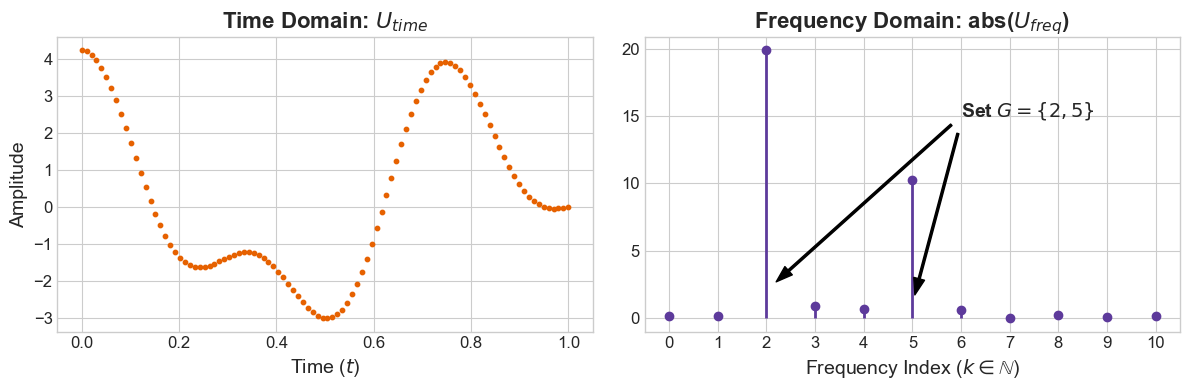
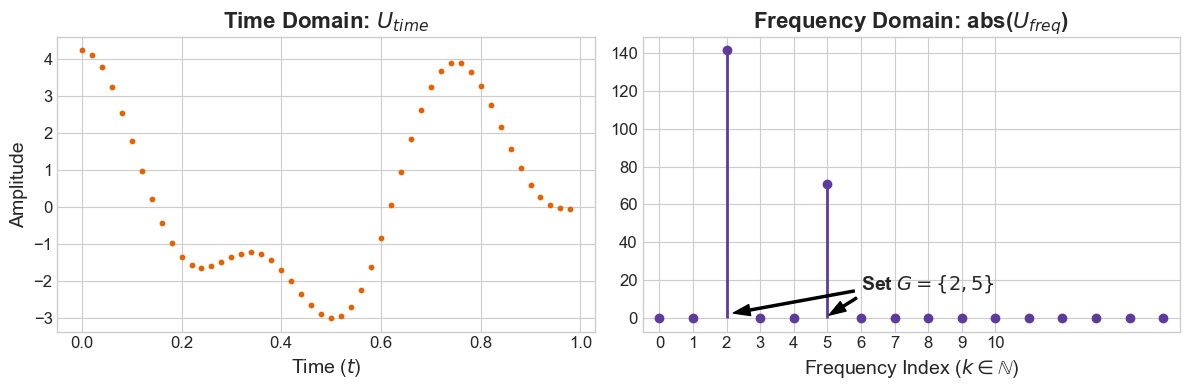
The change to this notebook cell's code, shown as a diff; its figure went from the first image to the second:
--- before
+++ after
@@ -5,7 +5,7 @@
 
 # --- 1. Data Generation (Your exact code) ---
-n = 100
+n = 50
 T = 1.0  # Time horizon
-t = np.linspace(0, T, n)
+t = np.linspace(0, T, n, endpoint=False)
 
 # G = {2, 5}
@@ -14,7 +14,8 @@
 U_time = 2.0 * math.sqrt(2) * np.cos(np.pi * t * (k1 + 0.5)) + 1.0 * math.sqrt(2) * np.cos(np.pi * t * (k2 + 0.5))
 
-U_freq = dct(U_time, norm='ortho', type=3)
+U_freq = dct(U_time, type=3)
 k_indices = np.arange(len(U_freq))
 magnitude = np.abs(U_freq)
+print(magnitude)
 
 # --- 2. Plotting Code ---
@@ -37,5 +38,5 @@
 ax2.set_title('Frequency Domain: abs($U_{freq}$)', fontsize=16, fontweight='bold')
 ax2.set_xlabel('Frequency Index ($k \in \mathbb{N}$)', fontsize=14)
-ax2.set_xlim(-0.5, 10.5) # Zoom in to indices 0 through 10 (since the rest are zero)
+ax2.set_xlim(-0.5, 15.5) # Zoom in to indices 0 through 10 (since the rest are zero)
 ax2.set_xticks(np.arange(0, 11, 1)) # Force integer ticks to show natural numbers
 ax2.tick_params(axis='both', labelsize=12)

Commit: fix plotting scripts.